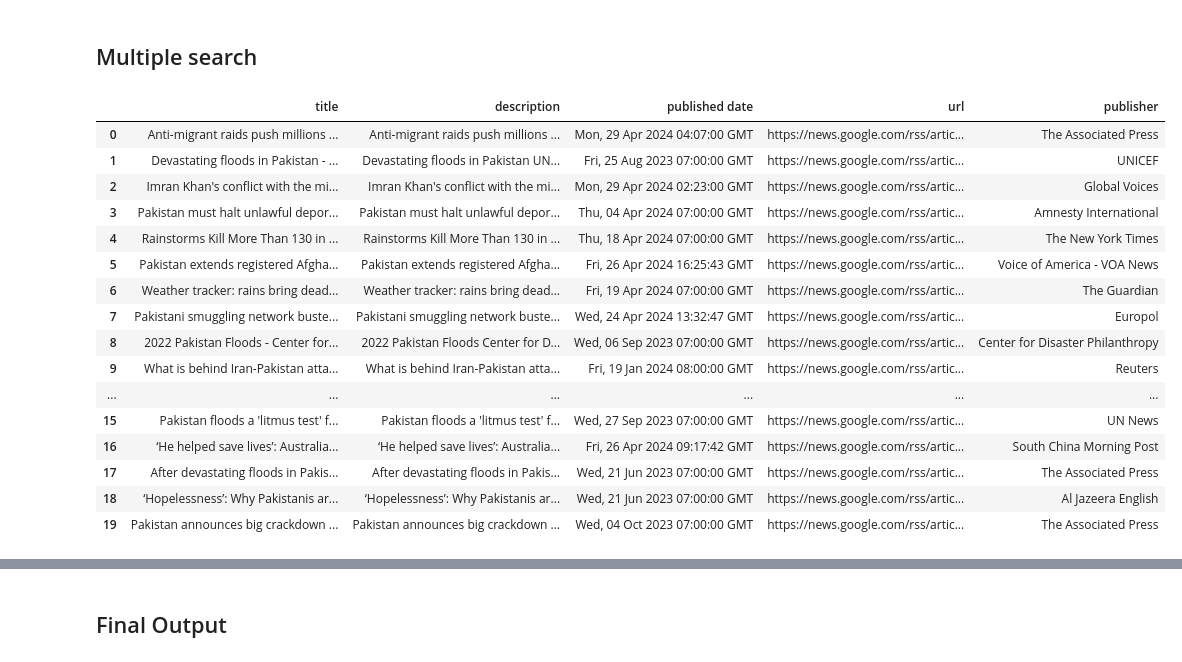
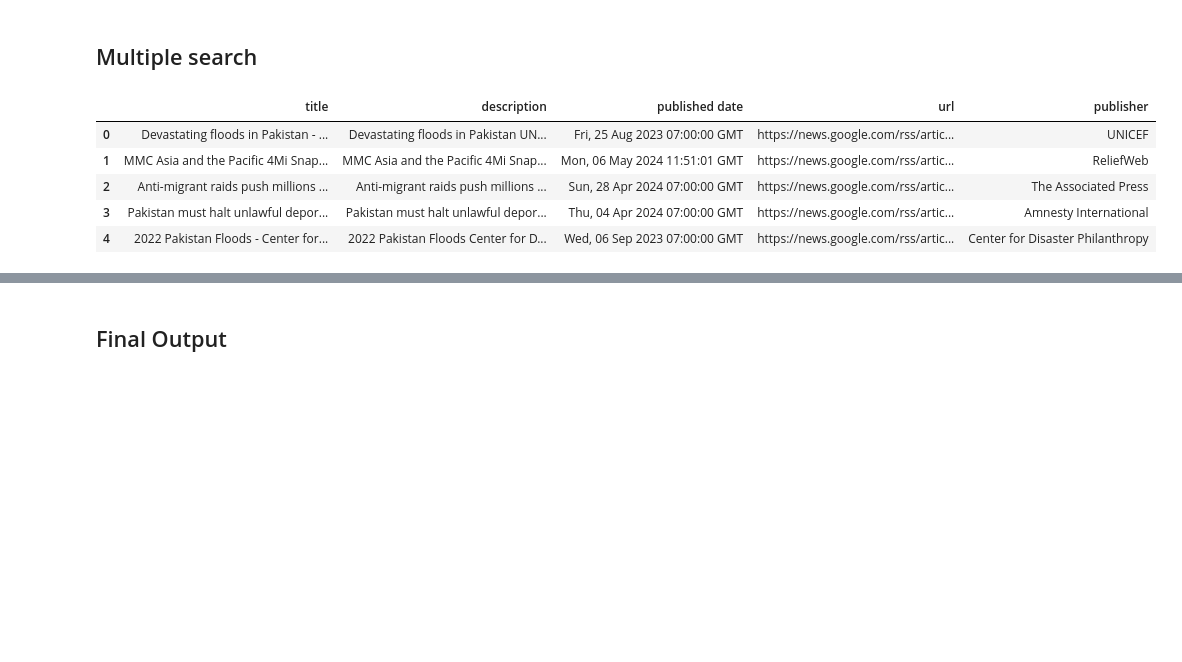
Before and after one commit to Otomisin/c-practise, a Jupyter notebook: Web_news_dp/Web_news.ipynb, the cells around one changed output, grey strips where cells are left out. Drawn from its saved outputs; the diff is of its cells as text; code cells hidden in the pictures; blank space fills up the shorter version.

```diff
--- a/Web_news_dp/Web_news.ipynb
+++ b/Web_news_dp/Web_news.ipynb
@@ -529,42 +529,31 @@ Error:
 # %%
 from gnews import GNews
 import pandas as pd
 
 # Create an instance of GNews with English language and default settings
-google_news = GNews(language='en', max_results=20)
+google_news = GNews(language='en', max_results=5)
 
 # Construct a query to fetch news that includes any of several keywords along with "Pakistan"
 query = "(Migration OR Floods OR Conflict OR migrant OR refugee OR IDP) AND Pakistan"
 
 # Search for news with the constructed query
 combined_search_news = google_news.get_news(query)
 
 # Convert the news results into a DataFrame
 df = pd.DataFrame(combined_search_news)
 
 # Extract just the 'title' value from the 'publisher' column
 df['publisher'] = df['publisher'].apply(lambda x: x['title'])
 
 # Display the DataFrame
 df
 # %% [output]
 |  | title | description | published date | url | publisher |
-| 0 | Anti-migrant raids push millions ... | Anti-migrant raids push millions ... | Mon, 29 Apr 2024 04:07:00 GMT | https://news.google.com/rss/artic... | The Associated Press |
-| 1 | Devastating floods in Pakistan - ... | Devastating floods in Pakistan UN... | Fri, 25 Aug 2023 07:00:00 GMT | https://news.google.com/rss/artic... | UNICEF |
-| 2 | Imran Khan's conflict with the mi... | Imran Khan's conflict with the mi... | Mon, 29 Apr 2024 02:23:00 GMT | https://news.google.com/rss/artic... | Global Voices |
+| 0 | Devastating floods in Pakistan - ... | Devastating floods in Pakistan UN... | Fri, 25 Aug 2023 07:00:00 GMT | https://news.google.com/rss/artic... | UNICEF |
+| 1 | MMC Asia and the Pacific 4Mi Snap... | MMC Asia and the Pacific 4Mi Snap... | Mon, 06 May 2024 11:51:01 GMT | https://news.google.com/rss/artic... | ReliefWeb |
+| 2 | Anti-migrant raids push millions ... | Anti-migrant raids push millions ... | Sun, 28 Apr 2024 07:00:00 GMT | https://news.google.com/rss/artic... | The Associated Press |
 | 3 | Pakistan must halt unlawful depor... | Pakistan must halt unlawful depor... | Thu, 04 Apr 2024 07:00:00 GMT | https://news.google.com/rss/artic... | Amnesty International |
-| 4 | Rainstorms Kill More Than 130 in ... | Rainstorms Kill More Than 130 in ... | Thu, 18 Apr 2024 07:00:00 GMT | https://news.google.com/rss/artic... | The New York Times |
-| 5 | Pakistan extends registered Afgha... | Pakistan extends registered Afgha... | Fri, 26 Apr 2024 16:25:43 GMT | https://news.google.com/rss/artic... | Voice of America - VOA News |
-| 6 | Weather tracker: rains bring dead... | Weather tracker: rains bring dead... | Fri, 19 Apr 2024 07:00:00 GMT | https://news.google.com/rss/artic... | The Guardian |
-| 7 | Pakistani smuggling network buste... | Pakistani smuggling network buste... | Wed, 24 Apr 2024 13:32:47 GMT | https://news.google.com/rss/artic... | Europol |
-| 8 | 2022 Pakistan Floods - Center for... | 2022 Pakistan Floods Center for D... | Wed, 06 Sep 2023 07:00:00 GMT | https://news.google.com/rss/artic... | Center for Disaster Philanthropy |
-| 9 | What is behind Iran-Pakistan atta... | What is behind Iran-Pakistan atta... | Fri, 19 Jan 2024 08:00:00 GMT | https://news.google.com/rss/artic... | Reuters |
-| ... | ... | ... | ... | ... | ... |
-| 15 | Pakistan floods a 'litmus test' f... | Pakistan floods a 'litmus test' f... | Wed, 27 Sep 2023 07:00:00 GMT | https://news.google.com/rss/artic... | UN News |
-| 16 | ‘He helped save lives’: Australia... | ‘He helped save lives’: Australia... | Fri, 26 Apr 2024 09:17:42 GMT | https://news.google.com/rss/artic... | South China Morning Post |
-| 17 | After devastating floods in Pakis... | After devastating floods in Pakis... | Wed, 21 Jun 2023 07:00:00 GMT | https://news.google.com/rss/artic... | The Associated Press |
-| 18 | ‘Hopelessness’: Why Pakistanis ar... | ‘Hopelessness’: Why Pakistanis ar... | Wed, 21 Jun 2023 07:00:00 GMT | https://news.google.com/rss/artic... | Al Jazeera English |
-| 19 | Pakistan announces big crackdown ... | Pakistan announces big crackdown ... | Wed, 04 Oct 2023 07:00:00 GMT | https://news.google.com/rss/artic... | The Associated Press |
+| 4 | 2022 Pakistan Floods - Center for... | 2022 Pakistan Floods Center for D... | Wed, 06 Sep 2023 07:00:00 GMT | https://news.google.com/rss/artic... | Center for Disaster Philanthropy |
 # %%
 from gnews import GNews
 import pandas as pd
```
Also changed, not shown: 4 other files.
